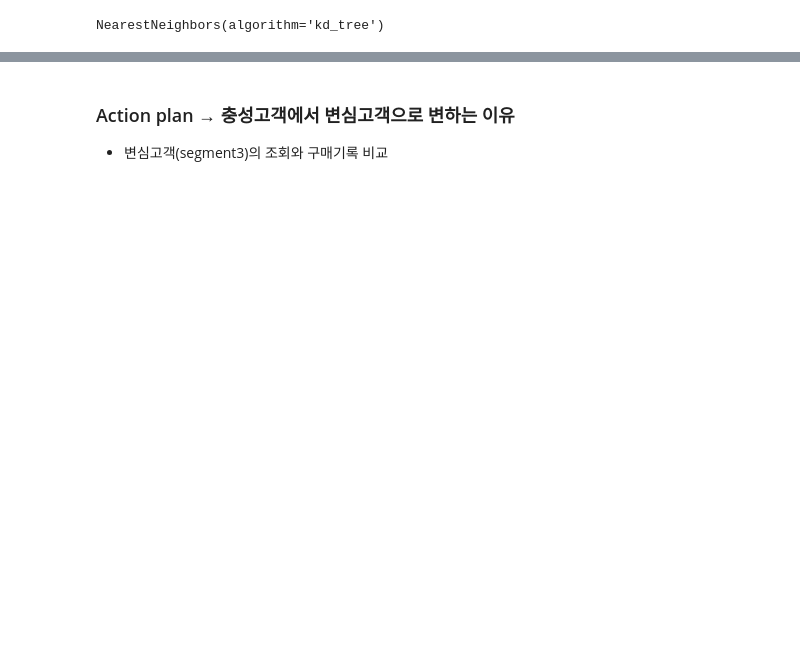
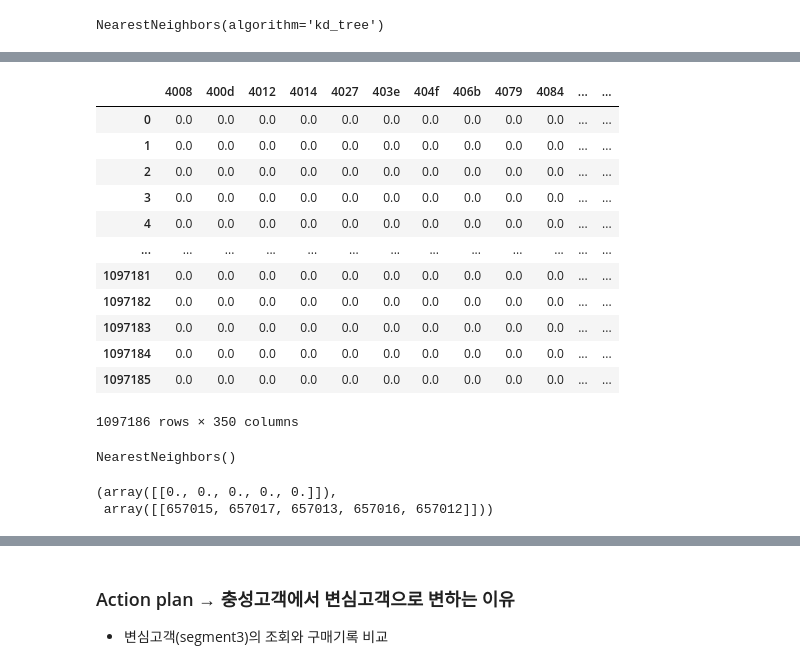
Before and after one commit to jiyoungemma/User-Log-data-analytics, a Jupyter notebook: ecommerce_user_log.ipynb, the cells around one changed output, grey strips where cells are left out. Drawn from its saved outputs; the diff is of its cells as text; code cells hidden in the pictures; blank space fills up the shorter version.

```diff
--- a/ecommerce_user_log.ipynb
+++ b/ecommerce_user_log.ipynb
@@ -1471,0 +1528,9 @@ Name: 1066, dtype: object
+# %%
+user = pd.read_csv("/content/drive/MyDrive/df.csv")
+# %%
+user_elec = user.loc[user['main_category'] == 'electronics']
+# %%
+user_elec = user_elec.drop(columns = 'Unnamed: 0')
+# %%
+user_elec = user_elec.loc[~(user_elec['event_type'] == 'view')]
+user_elec.head()
@@ -1471,0 +1544,32 @@ Name: 1066, dtype: object
+# %%
+tfidf = TfidfVectorizer(stop_words='english', max_features=350)
+
+# Fit 후 dtm을 만듭니다.(문서, 단어마다 tf-idf 값을 계산합니다)
+dtm_user = tfidf.fit_transform(user_elec['user_session'])
+
+dtm_user = pd.DataFrame(dtm_user.todense(), columns=tfidf.get_feature_names())
+dtm_user
+# %% [output]
+|  | 4008 | 400d | 4012 | 4014 | 4027 | 403e | 404f | 406b | 4079 | 4084 | ... | ... |
+| 0 | 0.0 | 0.0 | 0.0 | 0.0 | 0.0 | 0.0 | 0.0 | 0.0 | 0.0 | 0.0 | ... | ... |
+| 1 | 0.0 | 0.0 | 0.0 | 0.0 | 0.0 | 0.0 | 0.0 | 0.0 | 0.0 | 0.0 | ... | ... |
+| 2 | 0.0 | 0.0 | 0.0 | 0.0 | 0.0 | 0.0 | 0.0 | 0.0 | 0.0 | 0.0 | ... | ... |
+| 3 | 0.0 | 0.0 | 0.0 | 0.0 | 0.0 | 0.0 | 0.0 | 0.0 | 0.0 | 0.0 | ... | ... |
+| 4 | 0.0 | 0.0 | 0.0 | 0.0 | 0.0 | 0.0 | 0.0 | 0.0 | 0.0 | 0.0 | ... | ... |
+| ... | ... | ... | ... | ... | ... | ... | ... | ... | ... | ... | ... | ... |
+| 1097181 | 0.0 | 0.0 | 0.0 | 0.0 | 0.0 | 0.0 | 0.0 | 0.0 | 0.0 | 0.0 | ... | ... |
+| 1097182 | 0.0 | 0.0 | 0.0 | 0.0 | 0.0 | 0.0 | 0.0 | 0.0 | 0.0 | 0.0 | ... | ... |
+| 1097183 | 0.0 | 0.0 | 0.0 | 0.0 | 0.0 | 0.0 | 0.0 | 0.0 | 0.0 | 0.0 | ... | ... |
+| 1097184 | 0.0 | 0.0 | 0.0 | 0.0 | 0.0 | 0.0 | 0.0 | 0.0 | 0.0 | 0.0 | ... | ... |
+| 1097185 | 0.0 | 0.0 | 0.0 | 0.0 | 0.0 | 0.0 | 0.0 | 0.0 | 0.0 | 0.0 | ... | ... |
+1097186 rows × 350 columns
+# %%
+nn = NearestNeighbors(n_neighbors=5)
+nn.fit(dtm_user)
+# %% [output]
+NearestNeighbors()
+# %%
+nn.kneighbors([dtm_user.iloc[100]])
+# %% [output]
+(array([[0., 0., 0., 0., 0.]]),
+ array([[657015, 657017, 657013, 657016, 657012]]))
```
Also changed, not shown: parts of 41 cells of this notebook.
